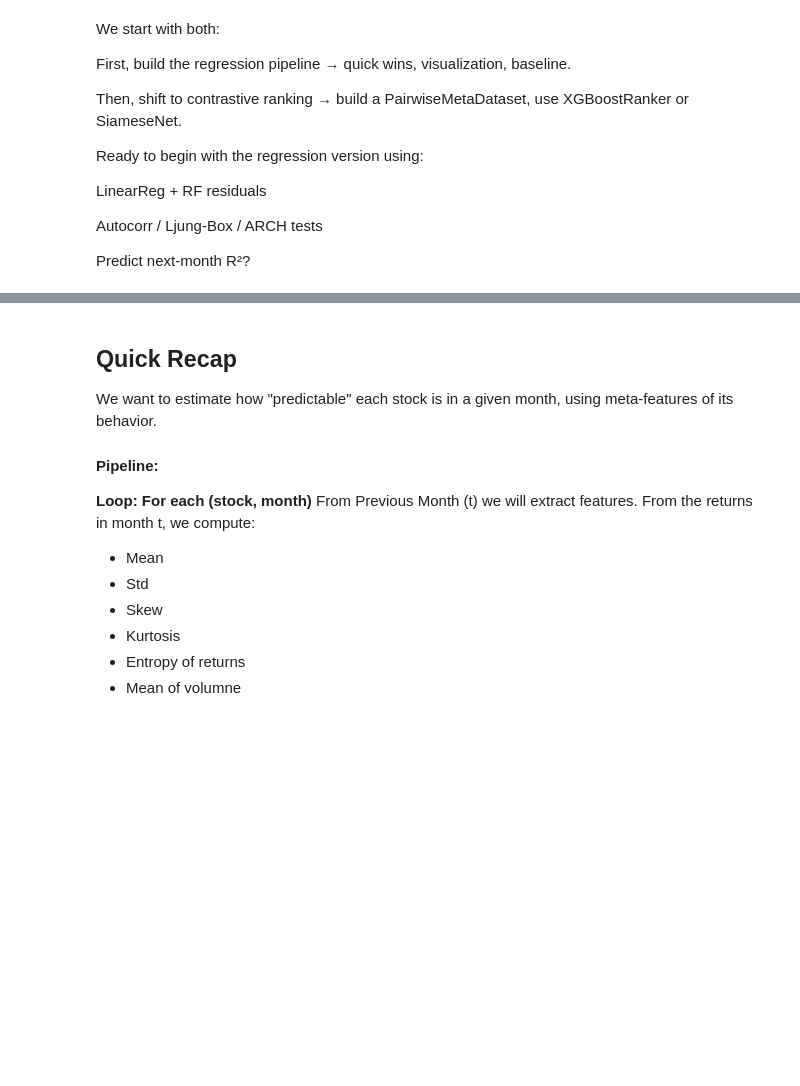
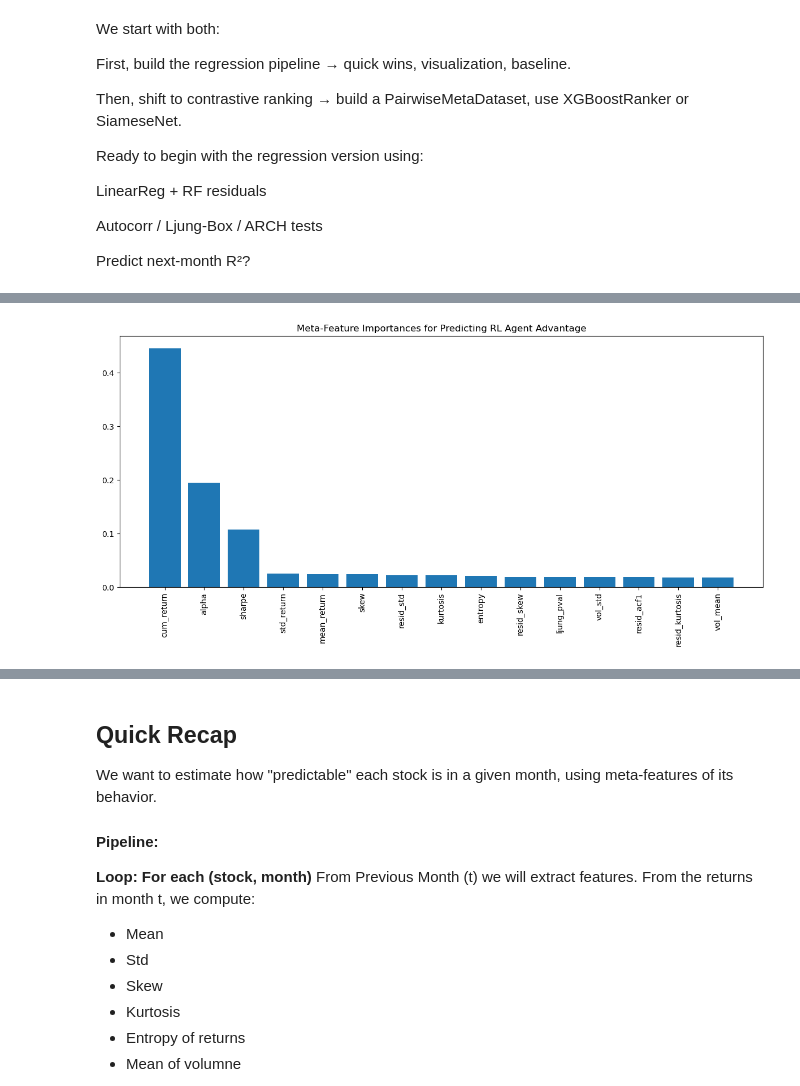
Before and after one commit to pihh/RL-Stock-Market-Masterpiece-Human-x-AI-Collab, a Jupyter notebook: notebooks/Pipelines 03 Stock universe predictability selection - FAIL-Copy1.ipynb, the cells around one changed output, grey strips where cells are left out. Saved outputs shown, nothing was run; the diff lists cells and outputs as text; code cells hidden in the pictures; blank space fills up the shorter version.

```diff
--- a/notebooks/Pipelines 03 Stock universe predictability selection - FAIL-Copy1.ipynb
+++ b/notebooks/Pipelines 03 Stock universe predictability selection - FAIL-Copy1.ipynb
@@ -179,0 +428,14 @@ ohlcv_df['industry_id'] = ohlcv_df['industry_id'].fillna('unknown')
+# %%
+feature_cols = [
+    col for col in merged.columns
+    if col not in ['symbol', 'month', 'month_str', 'agent_reward', 'random_reward', 'advantage', 'target']
+]
+
+X = merged[feature_cols]
+y = merged['target']
+
+# Scale features
+from sklearn.preprocessing import RobustScaler
+scaler = RobustScaler()
+X_scaled = scaler.fit_transform(X)
+feature_cols
@@ -179,0 +458,18 @@ ohlcv_df['industry_id'] = ohlcv_df['industry_id'].fillna('unknown')
+# %%
+#ohlcv_df.sort_values(by="date").head().to_csv('ohlcv_to_upload.csv')
+from sklearn.model_selection import train_test_split
+from sklearn.ensemble import RandomForestClassifier
+from sklearn.metrics import classification_report, confusion_matrix
+
+X_train, X_test, y_train, y_test = train_test_split(
+    X_scaled, y, test_size=0.2, stratify=y, random_state=42
+)
+
+clf = RandomForestClassifier(n_estimators=200, random_state=42, class_weight='balanced')
+clf.fit(X_train, y_train)
+
+y_pred = clf.predict(X_test)
+print("Classification Report:")
+print(classification_report(y_test, y_pred))
+print("Confusion Matrix:")
+print(confusion_matrix(y_test, y_pred))
@@ -179,0 +490,14 @@ ohlcv_df['industry_id'] = ohlcv_df['industry_id'].fillna('unknown')
+# %%
+import matplotlib.pyplot as plt
+import numpy as np
+
+importances = clf.feature_importances_
+sorted_idx = np.argsort(importances)[::-1]
+plt.figure(figsize=(12, 6))
+plt.bar(range(len(importances)), importances[sorted_idx])
+plt.xticks(range(len(importances)), [feature_cols[i] for i in sorted_idx], rotation=90)
+plt.title("Meta-Feature Importances for Predicting RL Agent Advantage")
+plt.tight_layout()
+plt.show()
+# %% [output]
+[figure, added]
```
Also changed, not shown: parts of 41 cells of this notebook, 3 other files.
